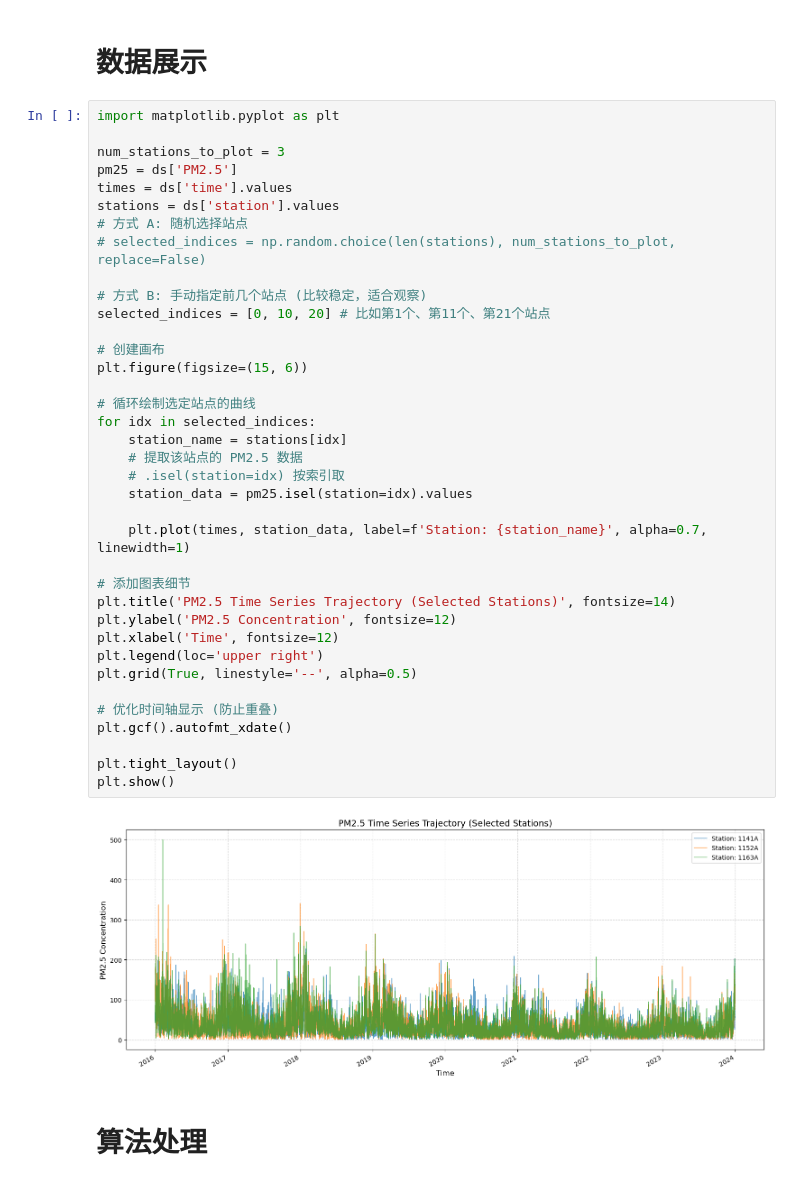
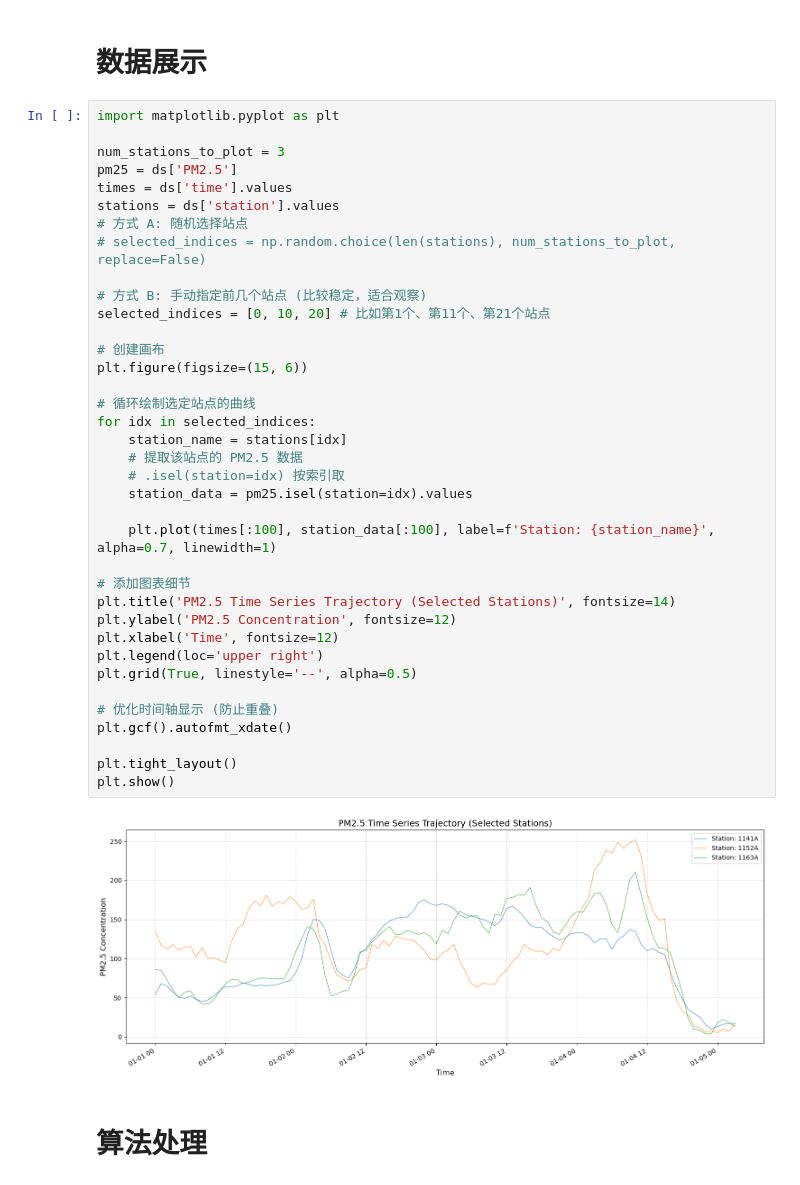
Before and after one commit to Matthew-ymz/koopCE, a Jupyter notebook: notebooks/air_data.ipynb, the cells around one changed output. Drawn from its saved outputs; the diff is of its cells as text.

```diff
--- a/notebooks/air_data.ipynb
+++ b/notebooks/air_data.ipynb
@@ -57,35 +57,35 @@ stations = ds['station'].values
 # 方式 A: 随机选择站点
 # selected_indices = np.random.choice(len(stations), num_stations_to_plot, replace=False)
 
 # 方式 B: 手动指定前几个站点 (比较稳定，适合观察)
 selected_indices = [0, 10, 20] # 比如第1个、第11个、第21个站点
 
 # 创建画布
 plt.figure(figsize=(15, 6))
 
 # 循环绘制选定站点的曲线
 for idx in selected_indices:
     station_name = stations[idx]
     # 提取该站点的 PM2.5 数据
     # .isel(station=idx) 按索引取
     station_data = pm25.isel(station=idx).values
 
-    plt.plot(times, station_data, label=f'Station: {station_name}', alpha=0.7, linewidth=1)
+    plt.plot(times[:100], station_data[:100], label=f'Station: {station_name}', alpha=0.7, linewidth=1)
 
 # 添加图表细节
 plt.title('PM2.5 Time Series Trajectory (Selected Stations)', fontsize=14)
 plt.ylabel('PM2.5 Concentration', fontsize=12)
 plt.xlabel('Time', fontsize=12)
 plt.legend(loc='upper right')
 plt.grid(True, linestyle='--', alpha=0.5)
 
 # 优化时间轴显示 (防止重叠)
 plt.gcf().autofmt_xdate()
 
 plt.tight_layout()
 plt.show()
 # %% [output]
-[figure, old version]
+[figure, new version]
 # %% [markdown]
 # 算法处理
 # %%
```
Also changed, not shown: 3 other files.
